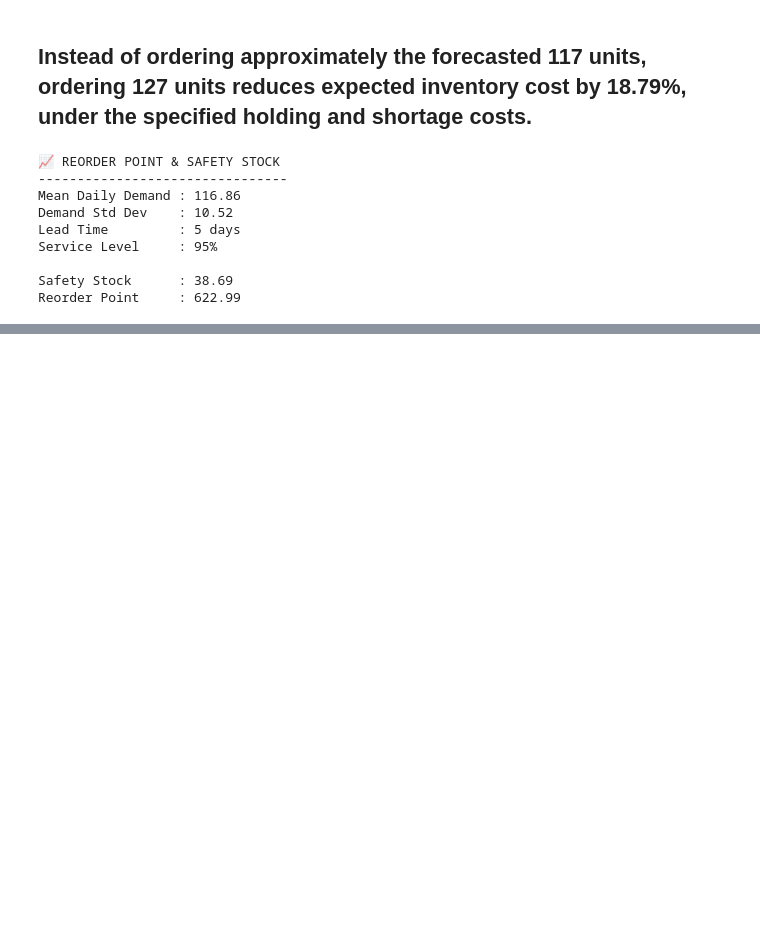
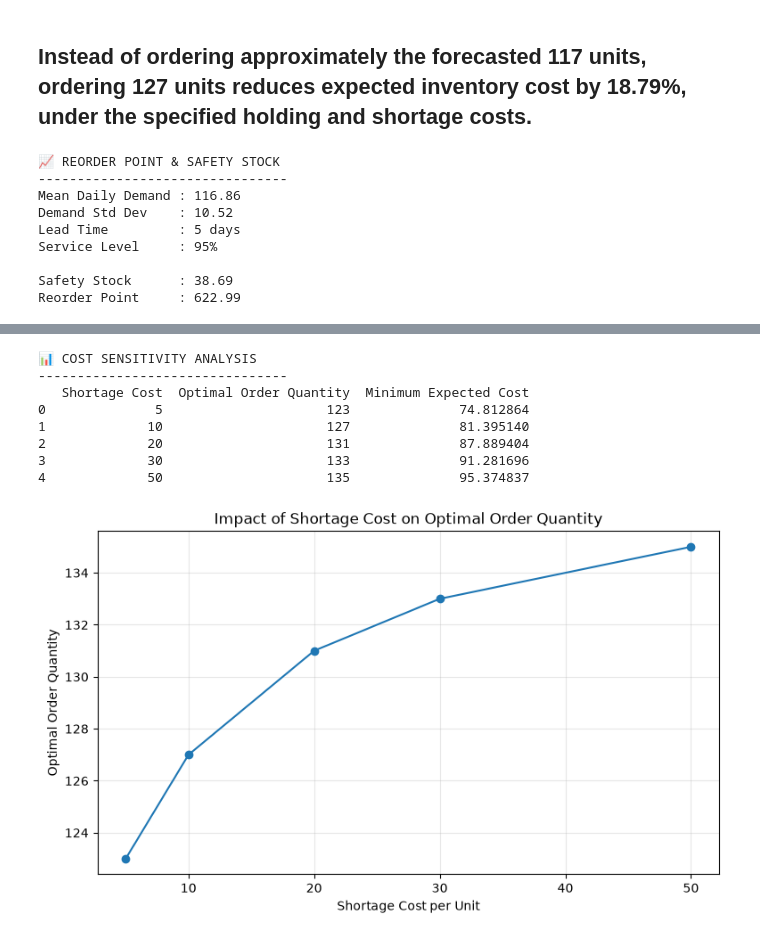
Before and after one commit to abhisarthak/inventory-optimization-ml, a Jupyter notebook: inventory_optimization.ipynb, the cells around one changed output, grey strips where cells are left out. Drawn from its saved outputs; the diff is of its cells as text; code cells hidden in the pictures; blank space fills up the shorter version.

Commit message:
SENSITIVITY ANALYSIS

```diff
--- a/inventory_optimization.ipynb
+++ b/inventory_optimization.ipynb
@@ -873,3 +875,68 @@ Reorder Point           : 622.99
 Baseline Expected Cost  : 100.22
 Optimized Expected Cost : 81.40
 Cost Reduction          : 18.79%
+# %%
+# ============================================
+# 📊 10. COST SENSITIVITY ANALYSIS
+# ============================================
+
+shortage_costs = [5, 10, 20, 30, 50]
+
+sensitivity_results = []
+
+for sc in shortage_costs:
+
+    scenario_costs = []
+
+    for Q in Q_values:
+
+        expected_cost = np.mean([
+            holding_cost * max(Q - d, 0)
+            + sc * max(d - Q, 0)
+            + ordering_cost
+            for d in simulated_demand
+        ])
+
+        scenario_costs.append(expected_cost)
+
+    best_index = np.argmin(scenario_costs)
+
+    sensitivity_results.append({
+        'Shortage Cost': sc,
+        'Optimal Order Quantity': Q_values[best_index],
+        'Minimum Expected Cost': scenario_costs[best_index]
+    })
+
+
+sensitivity_df = pd.DataFrame(sensitivity_results)
+
+print("📊 COST SENSITIVITY ANALYSIS")
+print("--------------------------------")
+print(sensitivity_df)
+
+
+# Plot
+plt.figure(figsize=(9, 5))
+
+plt.plot(
+    sensitivity_df['Shortage Cost'],
+    sensitivity_df['Optimal Order Quantity'],
+    marker='o'
+)
+
+plt.xlabel("Shortage Cost per Unit")
+plt.ylabel("Optimal Order Quantity")
+plt.title("Impact of Shortage Cost on Optimal Order Quantity")
+plt.grid(alpha=0.3)
+
+plt.show()
+# %% [output]
+📊 COST SENSITIVITY ANALYSIS
+--------------------------------
+   Shortage Cost  Optimal Order Quantity  Minimum Expected Cost
+0              5                     123              74.812864
+1             10                     127              81.395140
+2             20                     131              87.889404
+3             30                     133              91.281696
+4             50                     135              95.374837
+[figure, added]
```
Also changed, not shown: parts of 5 cells of this notebook.
